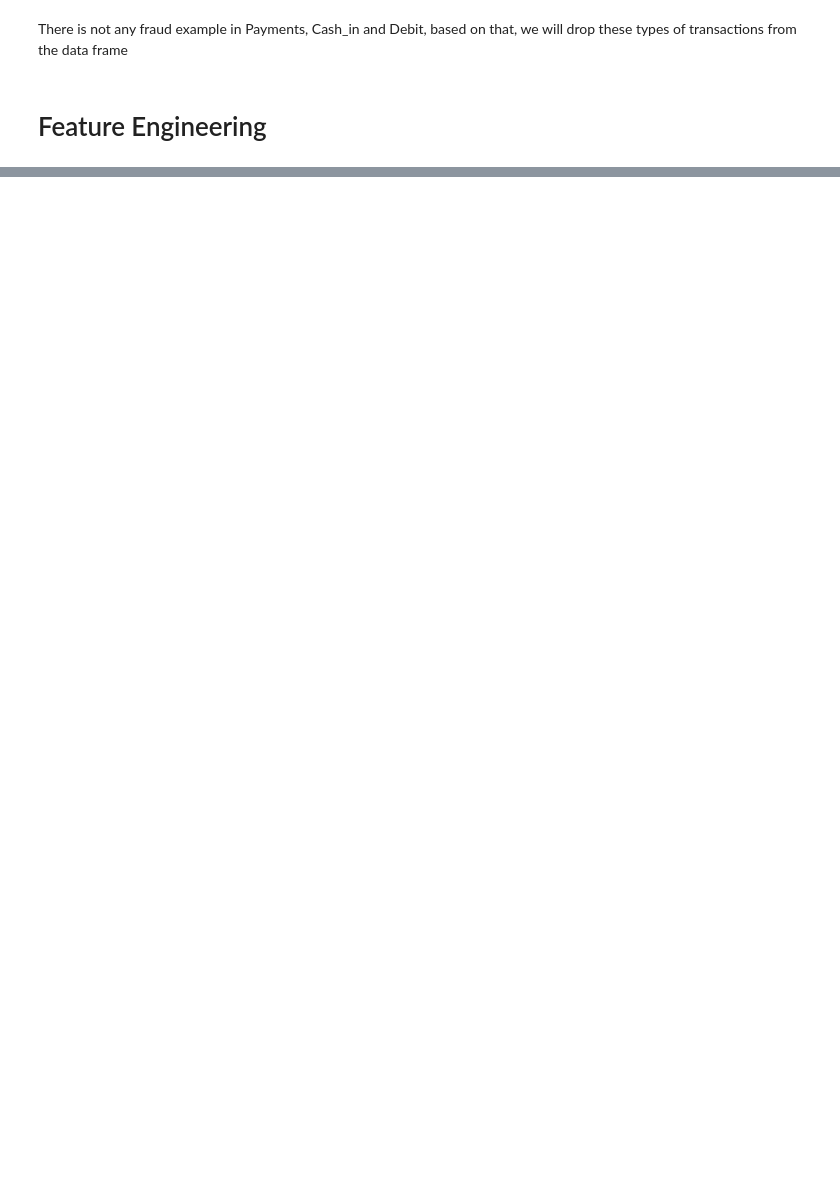
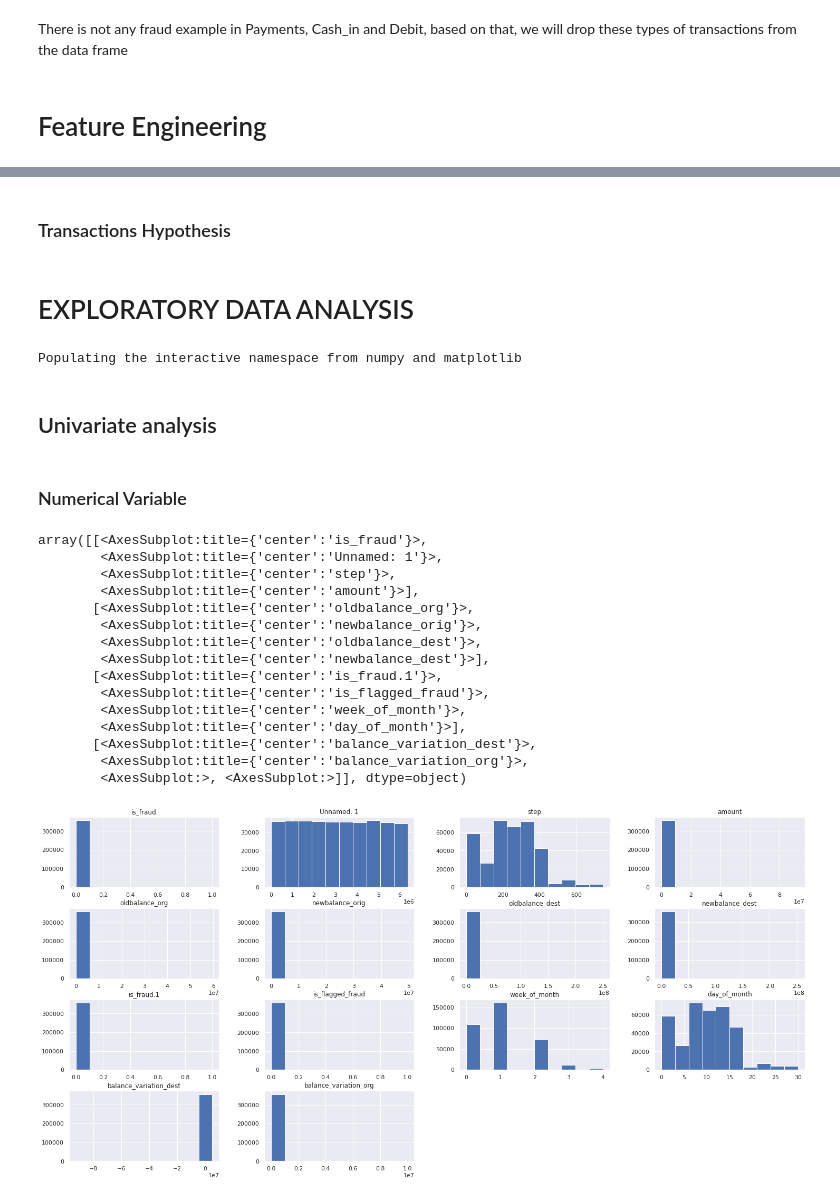
Before and after one commit to leon-amador/blocker_fraud_company, a Jupyter notebook: blocker_fraud_company_notebook.ipynb, the cells around one changed output, grey strips where cells are left out. Drawn from its saved outputs; the diff is of its cells as text; code cells hidden in the pictures; blank space fills up the shorter version.

```diff
--- a/blocker_fraud_company_notebook.ipynb
+++ b/blocker_fraud_company_notebook.ipynb
@@ -368,0 +368,2 @@ df2 = df1.copy()
+# %%
+df3 = pd.read_csv('/home/leonardo/blocker_fraud_company/data/df_sample.csv')
@@ -380,0 +384,5 @@ Image('img/Fraud_detection.png')
+# %%
+# week of month
+df3['week_of_month'] = df3['step'].apply(lambda x: x/(24*7)  ).astype(int)
+#day
+df3['day_of_month'] = df3['step'].apply(lambda x: x/24).astype(int)
@@ -380,0 +407,7 @@ Image('img/Fraud_detection.png')
+# %%
+#bank balance variation
+df3['balance_variation_dest'] = df3['oldbalance_dest'] - df3['newbalance_dest']
+df3['balance_variation_org'] = df3['oldbalance_org'] - df3['newbalance_orig']
+
+#who started the transaction: in case of future studies
+# who received: in case of future studies
@@ -380,0 +430,2 @@ Image('img/Fraud_detection.png')
+# %% [markdown]
+### Transactions Hypothesis
@@ -380,0 +435,32 @@ Image('img/Fraud_detection.png')
+# %% [markdown]
+# EXPLORATORY DATA ANALYSIS
+# %%
+df4= df3.copy()
+# %%
+jupyter_settings()
+# %% [output]
+Populating the interactive namespace from numpy and matplotlib
+# %% [markdown]
+## Univariate analysis
+# %% [markdown]
+### Numerical Variable
+# %%
+num_attributes = df4.select_dtypes(include=['int64','float64'])
+num_attributes.hist()
+# %% [output]
+array([[<AxesSubplot:title={'center':'is_fraud'}>,
+        <AxesSubplot:title={'center':'Unnamed: 1'}>,
+        <AxesSubplot:title={'center':'step'}>,
+        <AxesSubplot:title={'center':'amount'}>],
+       [<AxesSubplot:title={'center':'oldbalance_org'}>,
+        <AxesSubplot:title={'center':'newbalance_orig'}>,
+        <AxesSubplot:title={'center':'oldbalance_dest'}>,
+        <AxesSubplot:title={'center':'newbalance_dest'}>],
+       [<AxesSubplot:title={'center':'is_fraud.1'}>,
+        <AxesSubplot:title={'center':'is_flagged_fraud'}>,
+        <AxesSubplot:title={'center':'week_of_month'}>,
+        <AxesSubplot:title={'center':'day_of_month'}>],
+       [<AxesSubplot:title={'center':'balance_variation_dest'}>,
+        <AxesSubplot:title={'center':'balance_variation_org'}>,
+        <AxesSubplot:>, <AxesSubplot:>]], dtype=object)
+[figure, added]
```
Also changed, not shown: parts of 34 cells of this notebook.
